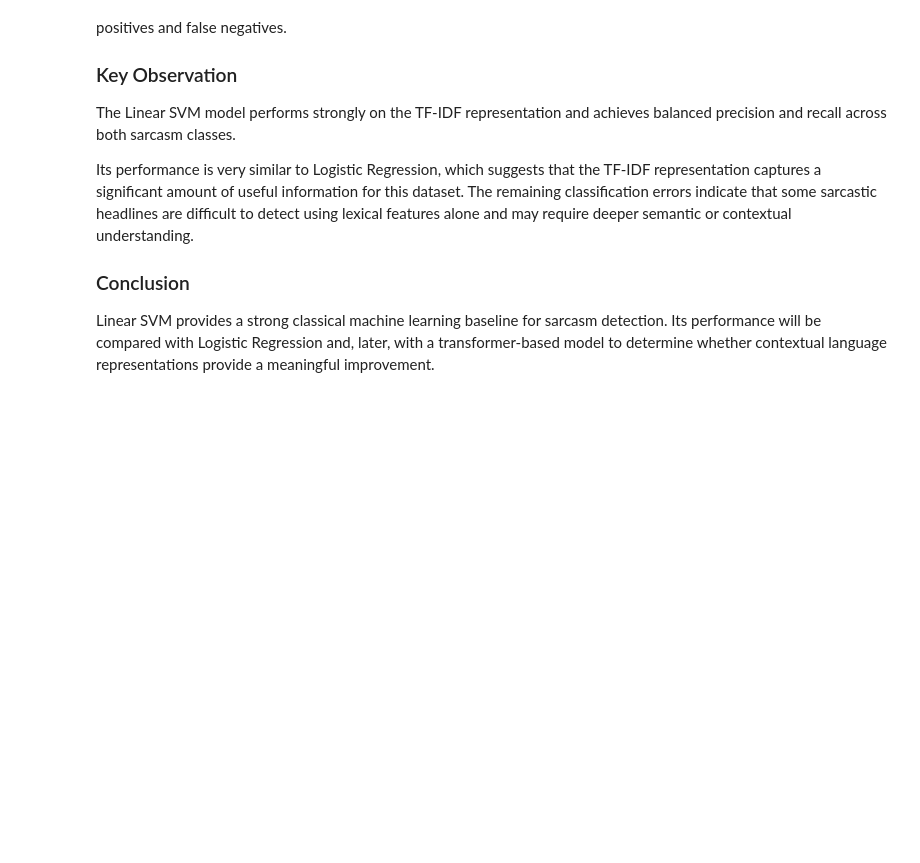
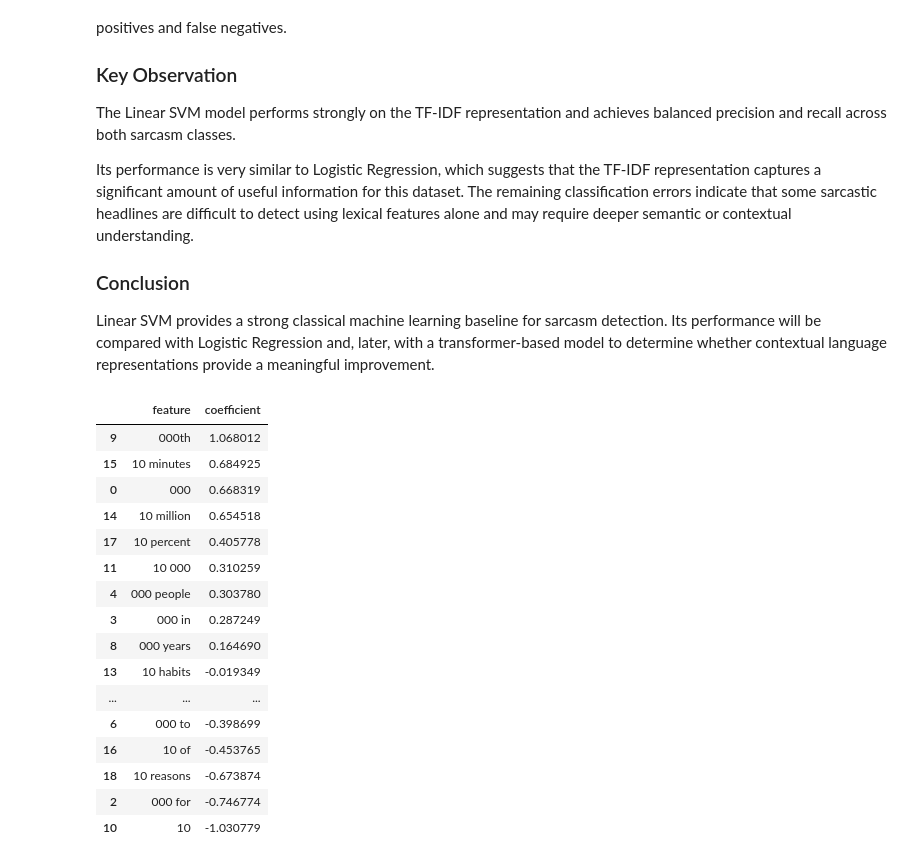
Before and after one commit to Sangeetha-238/sarcasm-detection-nlp, a Jupyter notebook: notebooks/04_linear_svm.ipynb, the cells around one changed output. Saved outputs shown, nothing was run; the diff lists cells and outputs as text; code cells hidden in the pictures; blank space fills up the shorter version.

```diff
--- a/notebooks/04_linear_svm.ipynb
+++ b/notebooks/04_linear_svm.ipynb
@@ -46,15 +28,9 @@ X_val, X_test, y_val, y_test = train_test_split(
 # %%
-tfidf = TfidfVectorizer(
-    lowercase=True,
-    ngram_range=(1, 2),
-    max_features=20000,
-    min_df=2
+tfidf, X_train_tfidf, X_val_tfidf, X_test_tfidf = build_tfidf(
+    X_train,
+    X_val,
+    X_test
 )
-
-X_train_tfidf = tfidf.fit_transform(X_train)
-
-X_val_tfidf = tfidf.transform(X_val)
-X_test_tfidf = tfidf.transform(X_test)
 # %%
 svm_model = LinearSVC(
     random_state=42
@@ -180,3 +158,28 @@ svm_results.to_csv(
     "../results/svm_metrics.csv",
     index=False
 )
+# %%
+svm_feature_importance = pd.DataFrame({
+    "feature": tfidf.get_feature_names_out(),
+    "coefficient": svm_model.coef_[0]
+})
+# %%
+svm_feature_importance.head(20).sort_values(by="coefficient", ascending=False)
+# %% [output]
+|  | feature | coefficient |
+| 9 | 000th | 1.068012 |
+| 15 | 10 minutes | 0.684925 |
+| 0 | 000 | 0.668319 |
+| 14 | 10 million | 0.654518 |
+| 17 | 10 percent | 0.405778 |
+| 11 | 10 000 | 0.310259 |
+| 4 | 000 people | 0.303780 |
+| 3 | 000 in | 0.287249 |
+| 8 | 000 years | 0.164690 |
+| 13 | 10 habits | -0.019349 |
+| ... | ... | ... |
+| 6 | 000 to | -0.398699 |
+| 16 | 10 of | -0.453765 |
+| 18 | 10 reasons | -0.673874 |
+| 2 | 000 for | -0.746774 |
+| 10 | 10 | -1.030779 |
```
Also changed, not shown: parts of 4 cells of this notebook, 6 other files.
